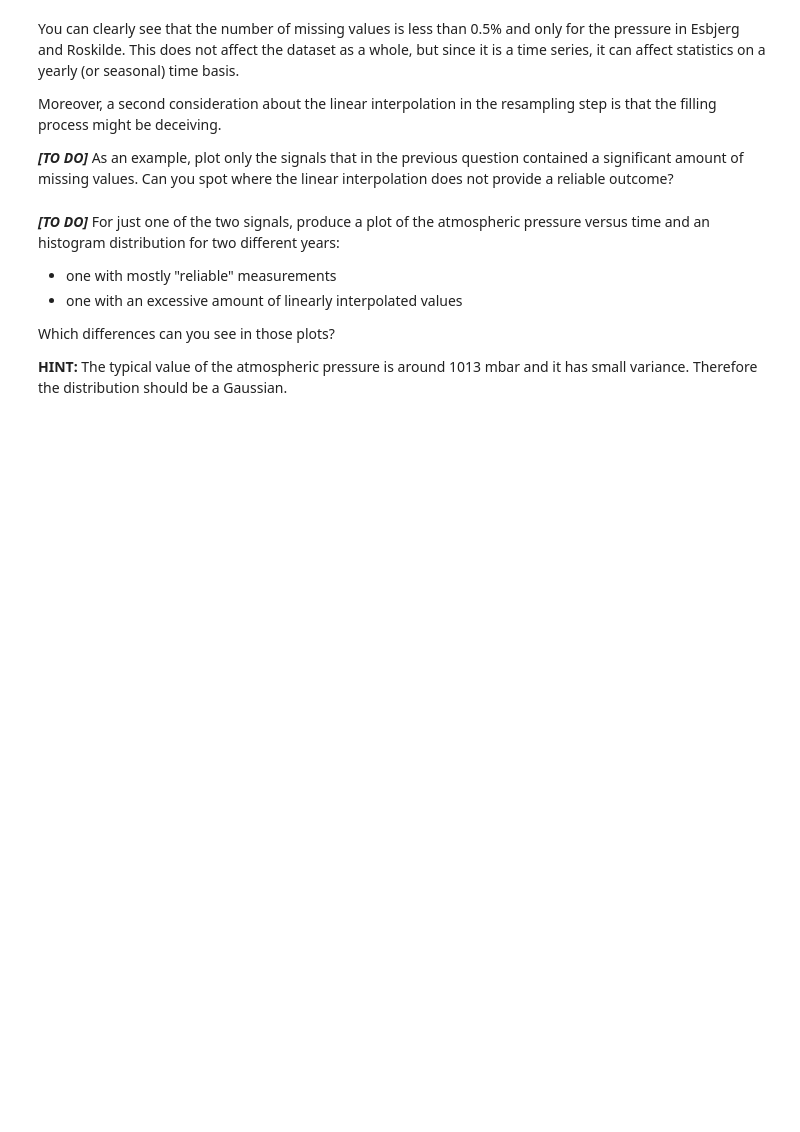
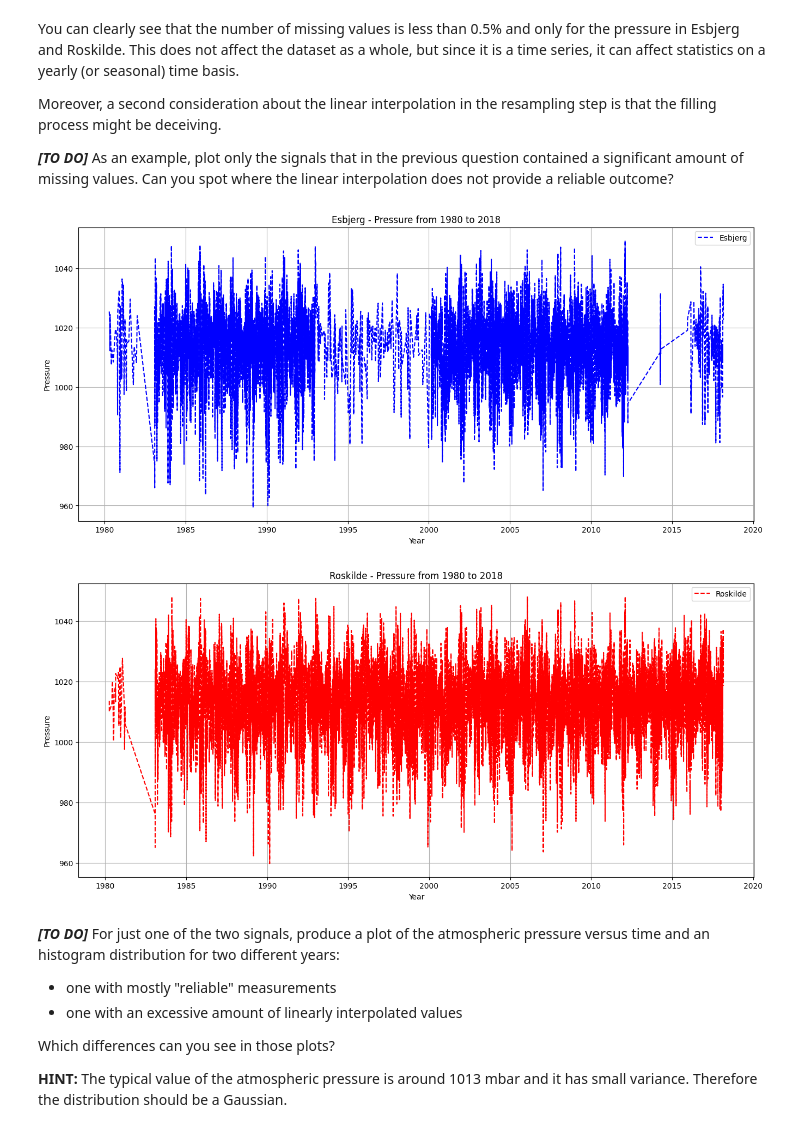
Before and after one commit to UCL-ELEC0136/2-data-processing-Ys1ong, a Jupyter notebook: 2-data-processing.ipynb, the cells around one changed output. Drawn from its saved outputs; the diff is of its cells as text; code cells hidden in the pictures; blank space fills up the shorter version.

```diff
--- a/2-data-processing.ipynb
+++ b/2-data-processing.ipynb
@@ -897,3 +950,21 @@ Moreover, a second consideration about the linear interpolation in the resamplin
+# %%
+# TO DO
+colorbar = ['b', 'r', 'g', 'c', 'm', 'y', 'k']
+i = 0
+for city in ('Esbjerg', 'Roskilde'):
+    plt.figure(figsize = (16, 7), dpi = 100)
+    plt.plot(df_resampled[city].index, df_resampled[city]['Pressure'], label = city,linestyle='--', c=colorbar[i])
+    plt.xlabel("Year")
+    plt.ylabel("Pressure")
+    plt.title(city + ' - Pressure from 1980 to 2018')
+    plt.legend()
+    plt.grid()
+    plt.show()
+    i = i+1
+########################################
+# %% [output]
+[figure, added]
+[figure, added]
 # %% [markdown]
 **_[TO DO]_** For just one of the two signals, produce a plot of the atmospheric pressure versus time and an histogram distribution for two different years:
 - one with mostly "reliable" measurements
```
Also changed, not shown: parts of 12 cells of this notebook, 5 other files.
